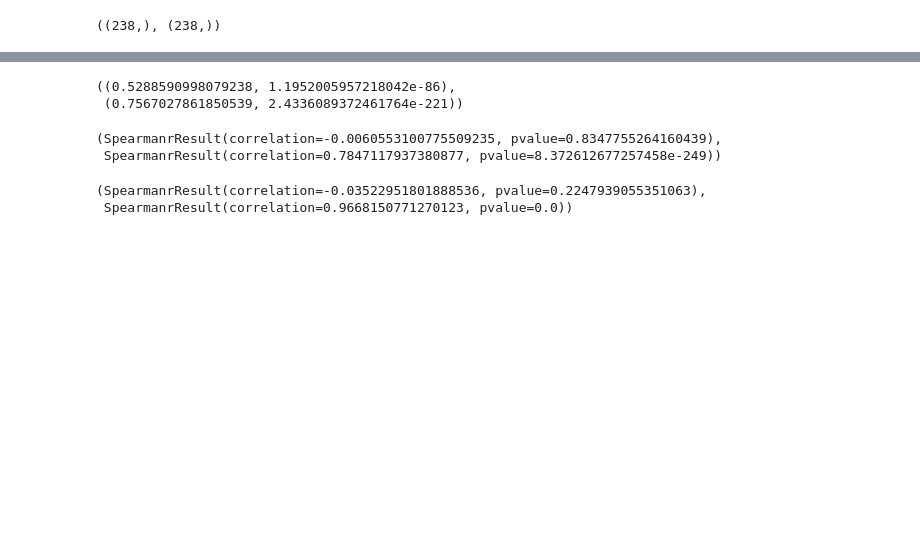
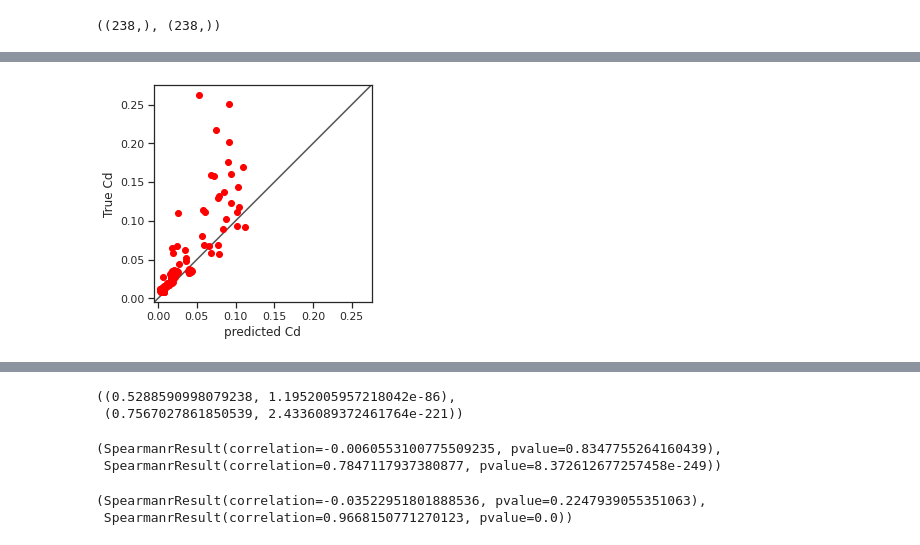
Before and after one commit to sinanh/flowAroundTriangles, a Jupyter notebook: training.ipynb, the cells around one changed output, grey strips where cells are left out. Cells and saved outputs as stored; diff of their text form; code cells hidden in the pictures; blank space fills up the shorter version.

```diff
--- a/training.ipynb
+++ b/training.ipynb
@@ -378,3 +342,7 @@ ax.set_ylim(lims)
+# %%
+plot_XY(predicted[:,1], test_labels["cd"], "cd", "nn")
+# %% [output]
+[figure, added]
 # %%
 model.evaluate(test_features, test_labels["cd"])
 # %% [output]
```
Also changed, not shown: parts of 63 cells of this notebook, 22 other files.
